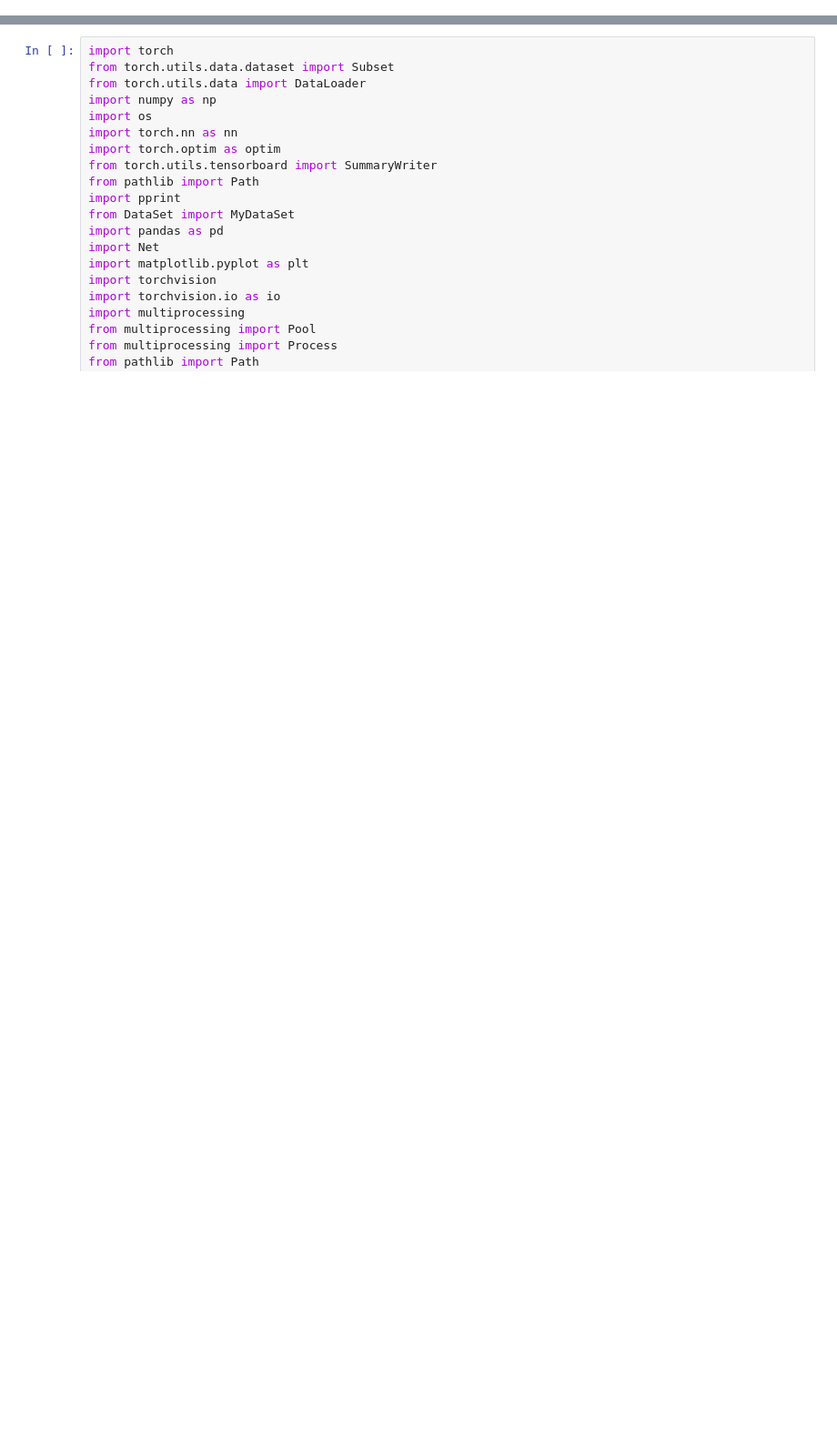
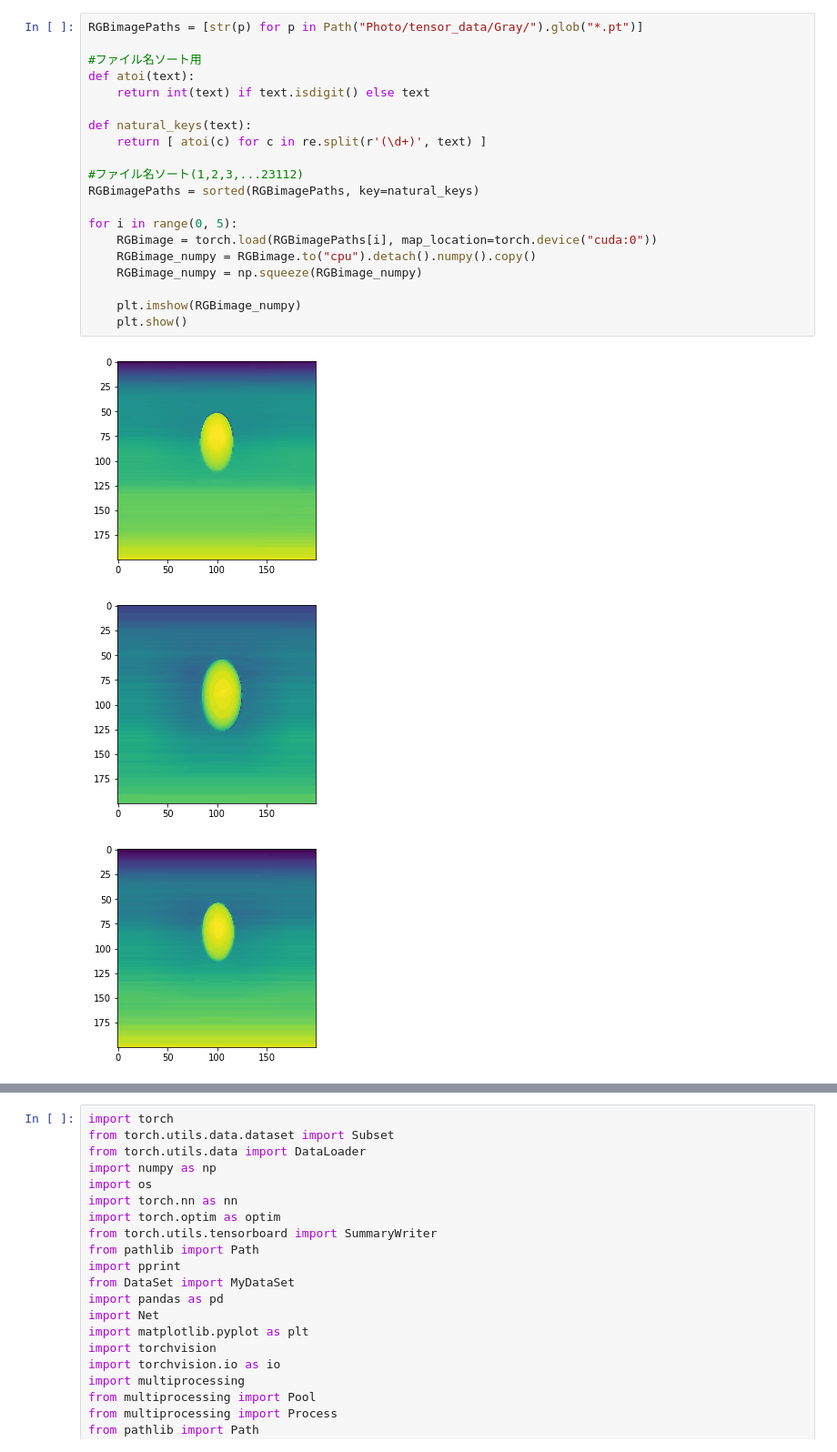
Before and after one commit to reityerukohaku2/LightPosEstimate, a Jupyter notebook: lightPos.ipynb, the cells around one changed output, grey strips where cells are left out. Shown at 91% size. Cells and saved outputs as stored; diff of their text form; blank space fills up the shorter version.

```diff
--- a/lightPos.ipynb
+++ b/lightPos.ipynb
@@ -130,0 +151,24 @@ plt.show()
+# %%
+RGBimagePaths = [str(p) for p in Path("Photo/tensor_data/Gray/").glob("*.pt")]
+
+#ファイル名ソート用
+def atoi(text):
+    return int(text) if text.isdigit() else text
+
+def natural_keys(text):
+    return [ atoi(c) for c in re.split(r'(\d+)', text) ]
+
+#ファイル名ソート(1,2,3,...23112)
+RGBimagePaths = sorted(RGBimagePaths, key=natural_keys)
+
+for i in range(0, 5):
+    RGBimage = torch.load(RGBimagePaths[i], map_location=torch.device("cuda:0"))
+    RGBimage_numpy = RGBimage.to("cpu").detach().numpy().copy()
+    RGBimage_numpy = np.squeeze(RGBimage_numpy)
+
+    plt.imshow(RGBimage_numpy)
+    plt.show()
+# %% [output]
+[figure, added]
+[figure, added]
+[figure, added]
```
Also changed, not shown: parts of 9 cells of this notebook, 14 other files.
